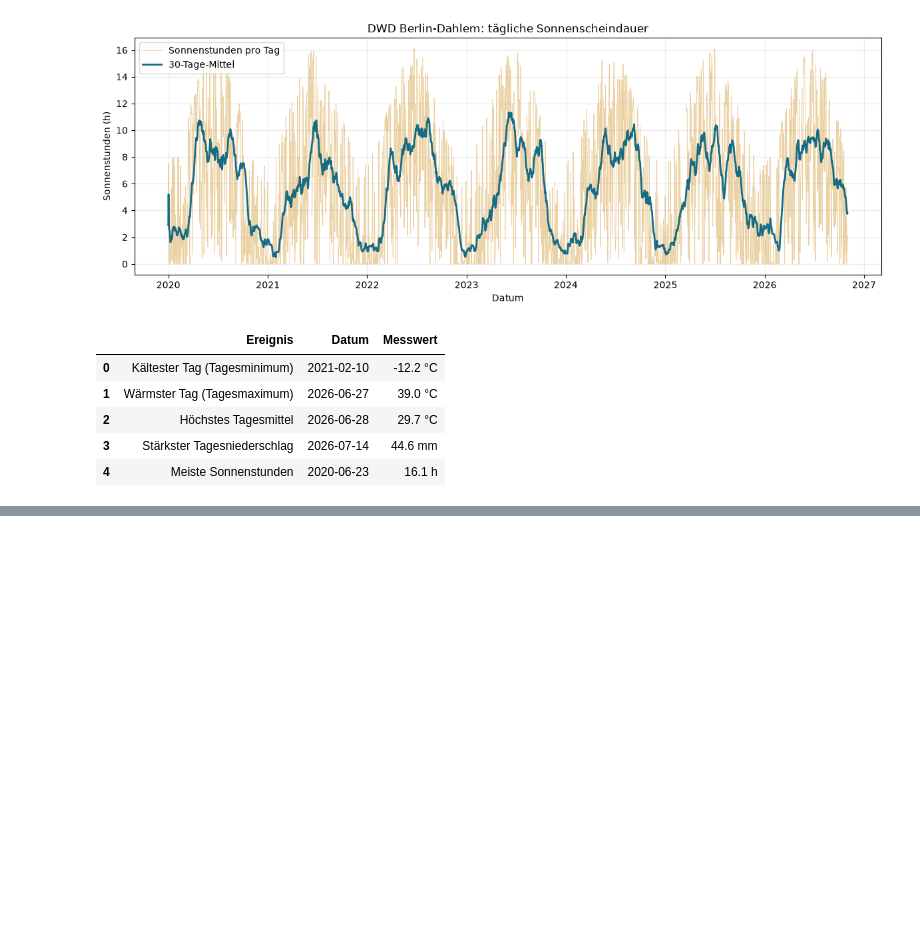
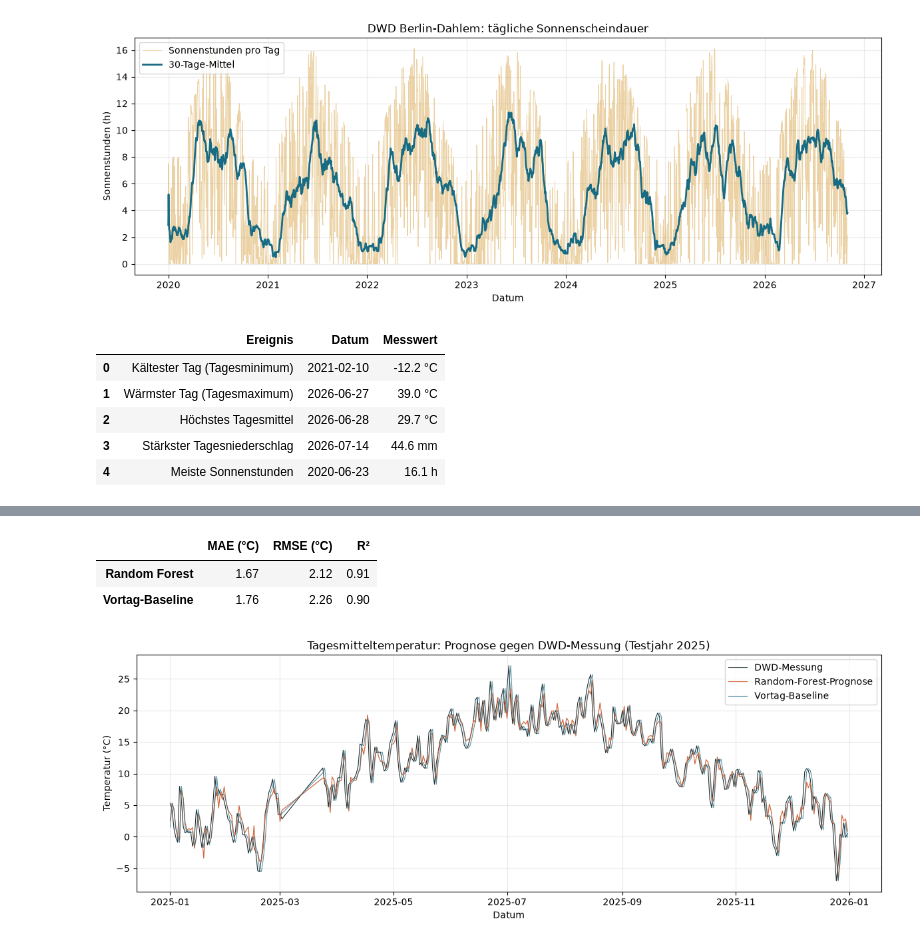
Before and after one commit to ArnLoe/htw_seminar3_jupyter, a Jupyter notebook: dwd_wetteranalyse_berlin.ipynb, the cells around one changed output, grey strips where cells are left out. Drawn from its saved outputs; the diff is of its cells as text; code cells hidden in the pictures; blank space fills up the shorter version.

```diff
--- a/dwd_wetteranalyse_berlin.ipynb
+++ b/dwd_wetteranalyse_berlin.ipynb
@@ -164,0 +331,14 @@ display(extremwerte)
+# %%
+modell = RandomForestRegressor(
+    n_estimators=300,
+    max_depth=12,
+    min_samples_leaf=3,
+    random_state=42,
+    n_jobs=-1,
+)
+modell.fit(x_train, y_train)
+vorhersage_test = pd.Series(modell.predict(x_test), index=x_test.index, name="prognose_c")
+
+print("Modell trainiert.")
+print("Anzahl Bäume:", modell.n_estimators)
+print("Eingabemerkmale:", list(x_train.columns))
@@ -164,0 +357,34 @@ display(extremwerte)
+# %%
+baseline_test = x_test["temp_vortag_1"]
+test_ergebnisse = pd.DataFrame(
+    {
+        "MAE (°C)": [
+            mean_absolute_error(y_test, vorhersage_test),
+            mean_absolute_error(y_test, baseline_test),
+        ],
+        "RMSE (°C)": [
+            mean_squared_error(y_test, vorhersage_test) ** 0.5,
+            mean_squared_error(y_test, baseline_test) ** 0.5,
+        ],
+        "R²": [r2_score(y_test, vorhersage_test), r2_score(y_test, baseline_test)],
+    },
+    index=["Random Forest", "Vortag-Baseline"],
+)
+display(test_ergebnisse.round(2))
+
+fig, ax = plt.subplots(figsize=(12, 4.5))
+ax.plot(y_test.index, y_test, color="#242f33", linewidth=0.8, label="DWD-Messung")
+ax.plot(vorhersage_test.index, vorhersage_test, color="#d16a42", linewidth=0.9, label="Random-Forest-Prognose")
+ax.plot(baseline_test.index, baseline_test, color="#176b83", linewidth=0.8, alpha=0.7, label="Vortag-Baseline")
+ax.set_title("Tagesmitteltemperatur: Prognose gegen DWD-Messung (Testjahr 2025)")
+ax.set_xlabel("Datum")
+ax.set_ylabel("Temperatur (°C)")
+ax.legend()
+ax.grid(alpha=0.25)
+fig.tight_layout()
+plt.show()
+# %% [output]
+|  | MAE (°C) | RMSE (°C) | R² |
+| Random Forest | 1.67 | 2.12 | 0.91 |
+| Vortag-Baseline | 1.76 | 2.26 | 0.90 |
+[figure, added]
```
Also changed, not shown: parts of 17 cells of this notebook.
